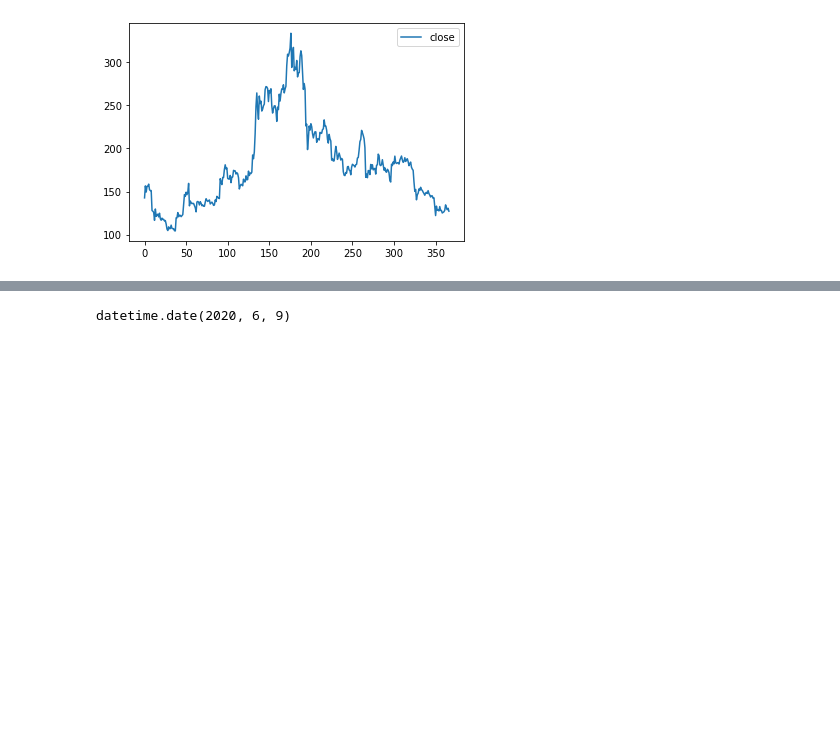
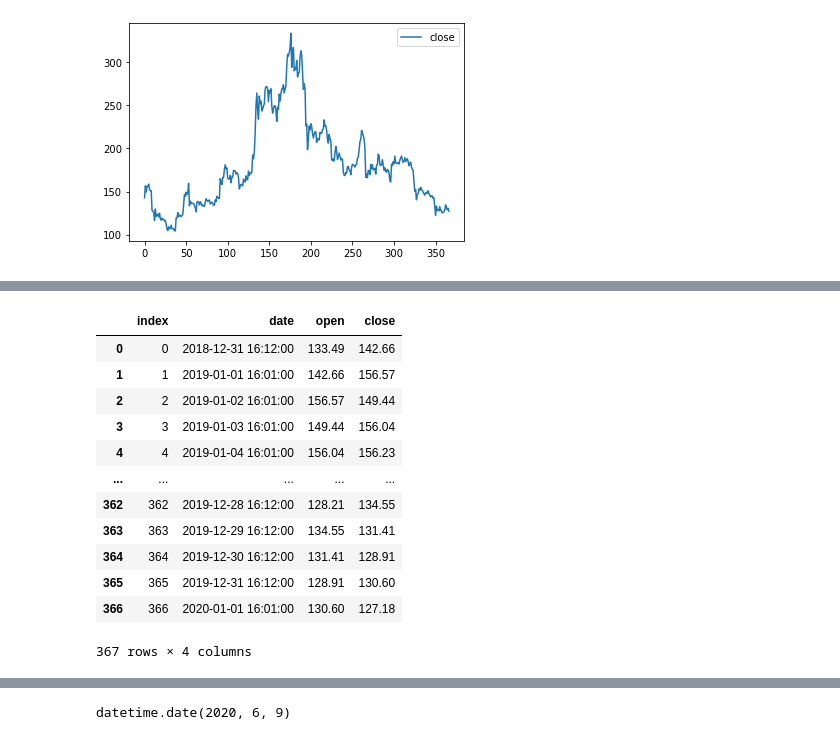
Before and after one commit to CPrince20/ETL-Project, a Jupyter notebook: Test2.ipynb, the cells around one changed output, grey strips where cells are left out. Drawn from its saved outputs; the diff is of its cells as text; code cells hidden in the pictures; blank space fills up the shorter version.

```diff
--- a/Test2.ipynb
+++ b/Test2.ipynb
@@ -150,0 +151,16 @@ SyntaxError: Missing parentheses in call to 'print'. Did you mean print(dd)? (<i
+# %%
+Eth_transformed.reset_index()
+# %% [output]
+|  | index | date | open | close |
+| 0 | 0 | 2018-12-31 16:12:00 | 133.49 | 142.66 |
+| 1 | 1 | 2019-01-01 16:01:00 | 142.66 | 156.57 |
+| 2 | 2 | 2019-01-02 16:01:00 | 156.57 | 149.44 |
+| 3 | 3 | 2019-01-03 16:01:00 | 149.44 | 156.04 |
+| 4 | 4 | 2019-01-04 16:01:00 | 156.04 | 156.23 |
+| ... | ... | ... | ... | ... |
+| 362 | 362 | 2019-12-28 16:12:00 | 128.21 | 134.55 |
+| 363 | 363 | 2019-12-29 16:12:00 | 134.55 | 131.41 |
+| 364 | 364 | 2019-12-30 16:12:00 | 131.41 | 128.91 |
+| 365 | 365 | 2019-12-31 16:12:00 | 128.91 | 130.60 |
+| 366 | 366 | 2020-01-01 16:01:00 | 130.60 | 127.18 |
+367 rows × 4 columns
```
Also changed, not shown: parts of 7 cells of this notebook.
